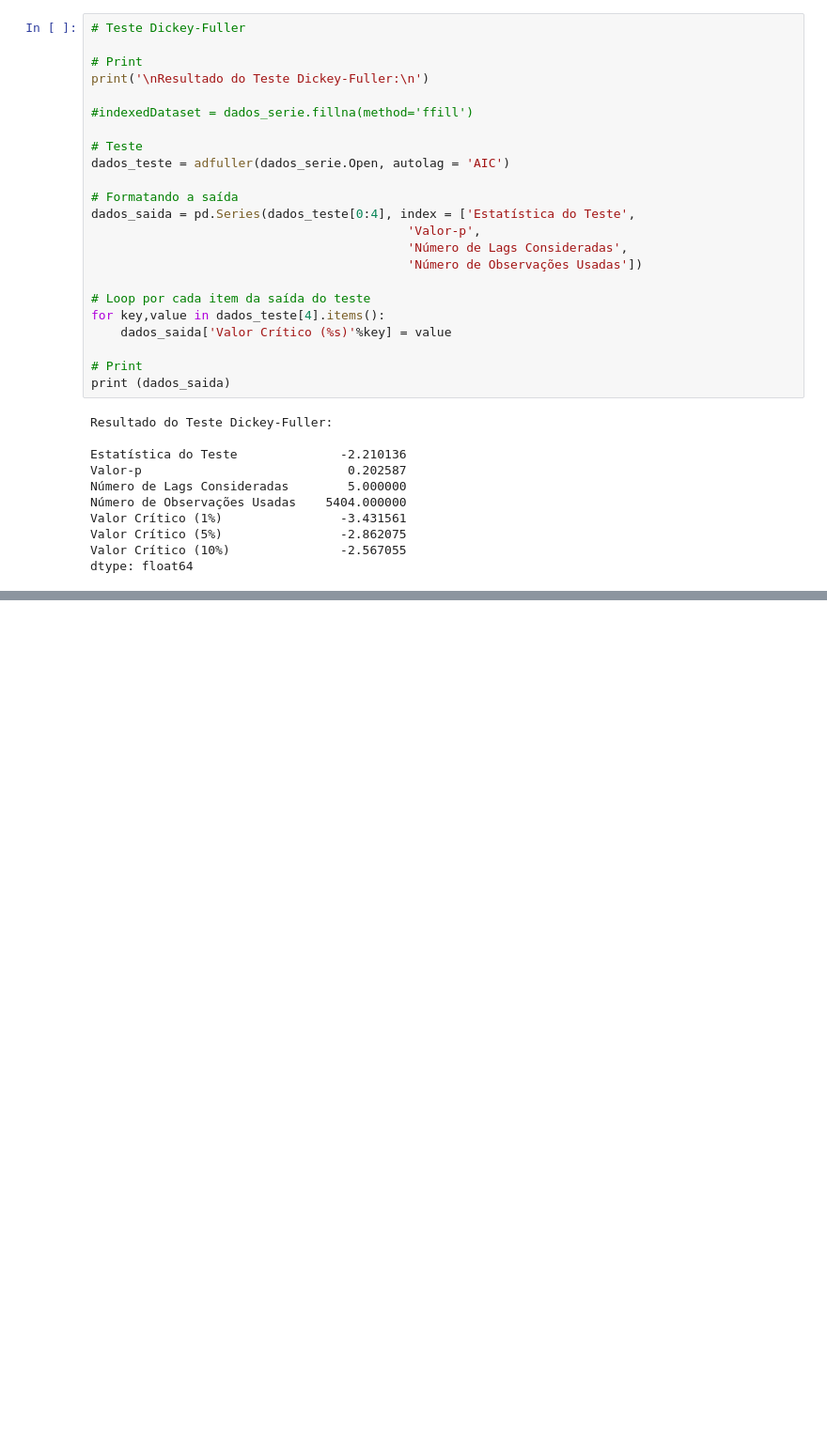
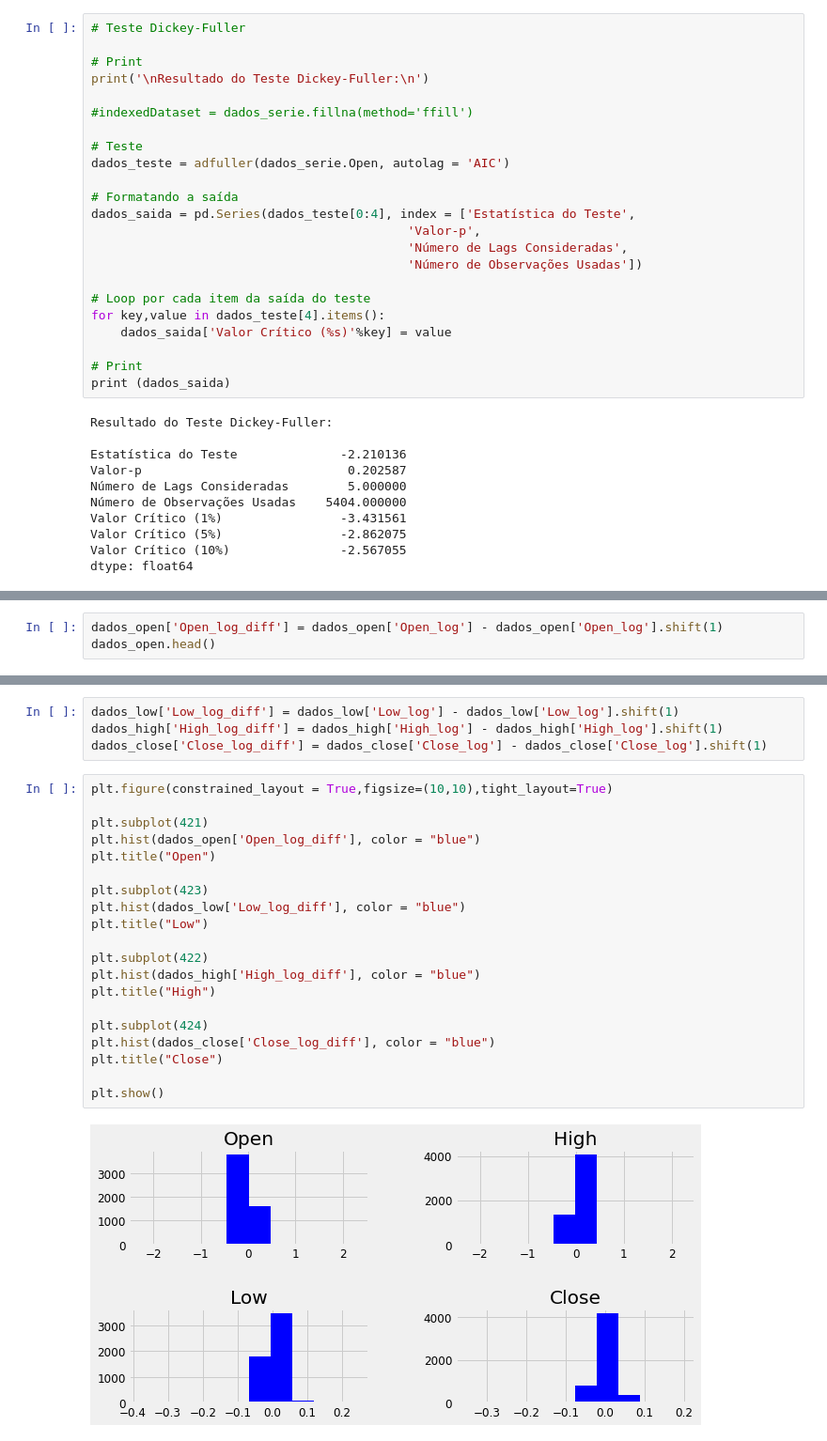
Before and after one commit to siqandressa/DSA, a Jupyter notebook: Análise e predição das ações de ibvespa - Petr4.ipynb, the cells around one changed output, grey strips where cells are left out. Shown: that part at 94% size. Cells and saved outputs as stored; diff of their text form; blank space fills up the shorter version.

```diff
--- a/Análise e predição das ações de ibvespa - Petr4.ipynb
+++ b/Análise e predição das ações de ibvespa - Petr4.ipynb
@@ -329,0 +408,3 @@ dtype: float64
+# %%
+dados_open['Open_log_diff'] = dados_open['Open_log'] - dados_open['Open_log'].shift(1)
+dados_open.head()
@@ -329,0 +418,26 @@ dtype: float64
+# %%
+dados_low['Low_log_diff'] = dados_low['Low_log'] - dados_low['Low_log'].shift(1)
+dados_high['High_log_diff'] = dados_high['High_log'] - dados_high['High_log'].shift(1)
+dados_close['Close_log_diff'] = dados_close['Close_log'] - dados_close['Close_log'].shift(1)
+# %%
+plt.figure(constrained_layout = True,figsize=(10,10),tight_layout=True)
+
+plt.subplot(421)
+plt.hist(dados_open['Open_log_diff'], color = "blue")
+plt.title("Open")
+
+plt.subplot(423)
+plt.hist(dados_low['Low_log_diff'], color = "blue")
+plt.title("Low")
+
+plt.subplot(422)
+plt.hist(dados_high['High_log_diff'], color = "blue")
+plt.title("High")
+
+plt.subplot(424)
+plt.hist(dados_close['Close_log_diff'], color = "blue")
+plt.title("Close")
+
+plt.show()
+# %% [output]
+[figure, added]
```
Also changed, not shown: parts of 38 cells of this notebook, 1 other file.
